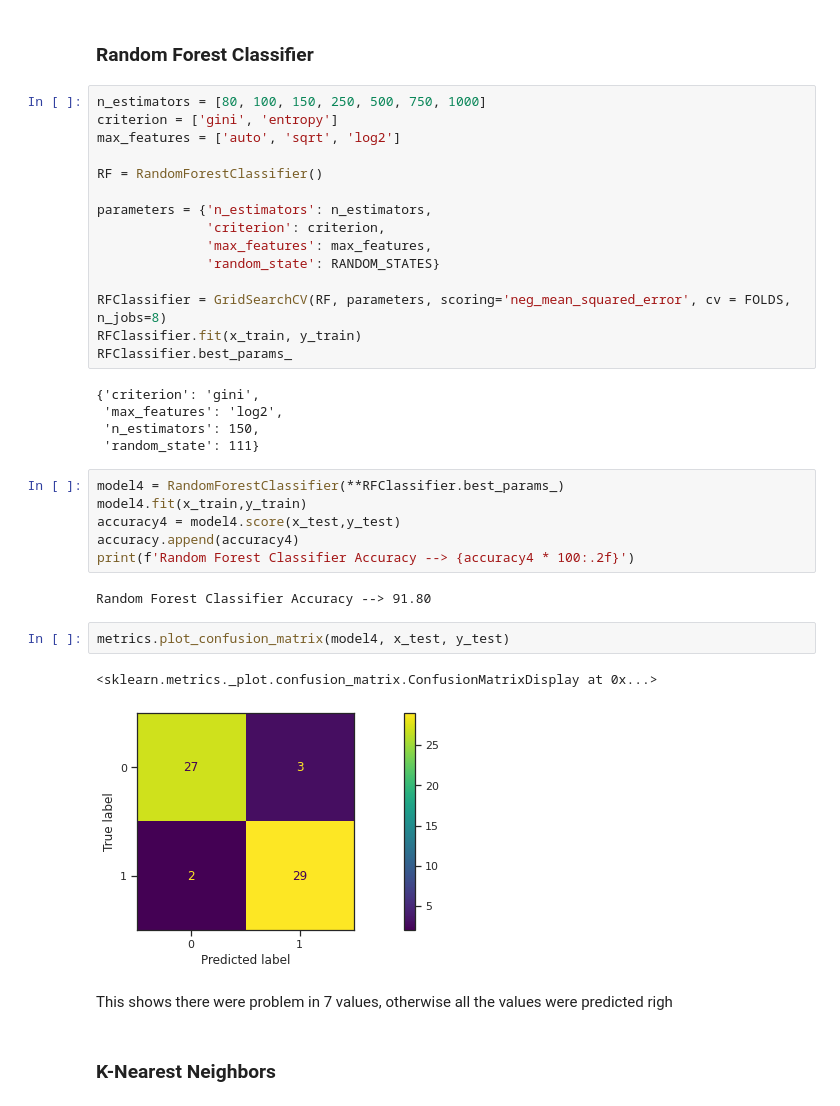
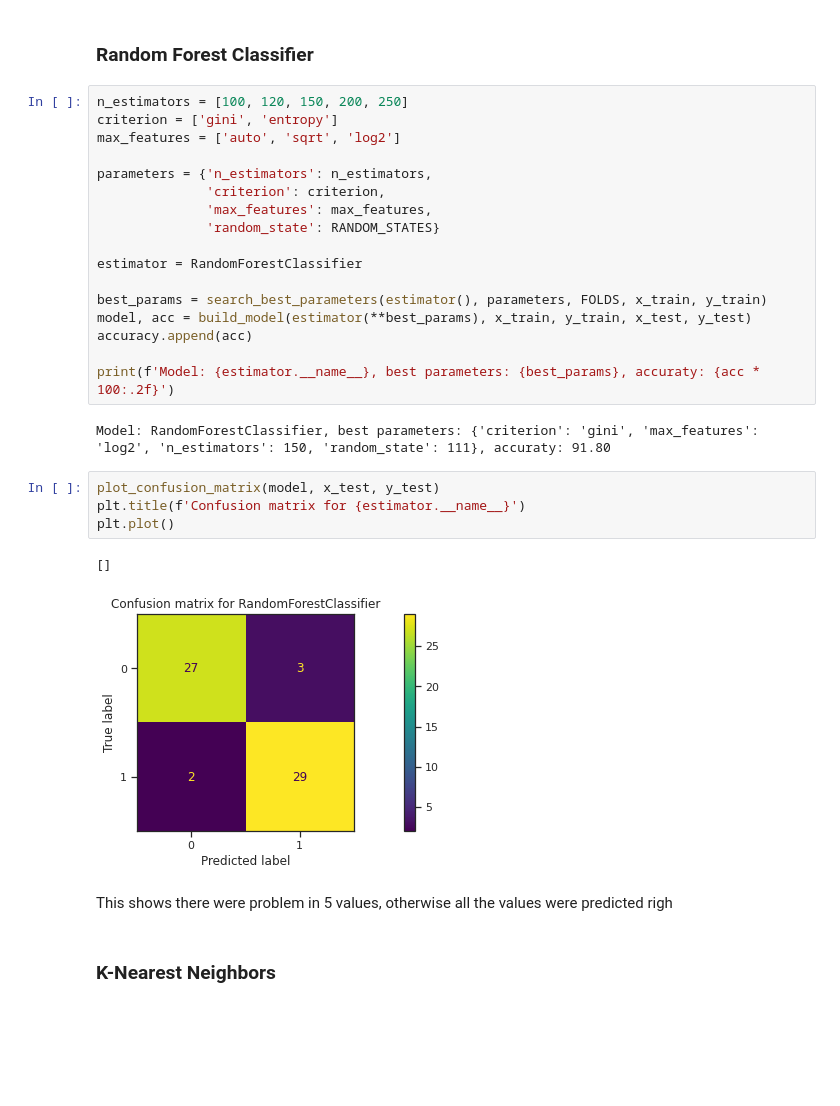
Before and after one commit to made-ml-in-prod-2021/andyst75, a Jupyter notebook: ml_project/notebooks/EDA.ipynb, the cells around one changed output. Saved outputs shown, nothing was run; the diff lists cells and outputs as text; blank space fills up the shorter version.

```diff
--- a/ml_project/notebooks/EDA.ipynb
+++ b/ml_project/notebooks/EDA.ipynb
@@ -634,39 +629,32 @@ This shows there were problem in 7 values, otherwise all the values were predict
 # %% [markdown]
 ### Random Forest Classifier
 # %%
-n_estimators = [80, 100, 150, 250, 500, 750, 1000]
+n_estimators = [100, 120, 150, 200, 250]
 criterion = ['gini', 'entropy']
 max_features = ['auto', 'sqrt', 'log2']
-
-RF = RandomForestClassifier()
 
 parameters = {'n_estimators': n_estimators,
               'criterion': criterion,
               'max_features': max_features,
               'random_state': RANDOM_STATES}
 
-RFClassifier = GridSearchCV(RF, parameters, scoring='neg_mean_squared_error', cv = FOLDS, n_jobs=8)
-RFClassifier.fit(x_train, y_train)
-RFClassifier.best_params_
+estimator = RandomForestClassifier
+
+best_params = search_best_parameters(estimator(), parameters, FOLDS, x_train, y_train)
+model, acc = build_model(estimator(**best_params), x_train, y_train, x_test, y_test)
+accuracy.append(acc)
+
+print(f'Model: {estimator.__name__}, best parameters: {best_params}, accuraty: {acc * 100:.2f}')
 # %% [output]
-{'criterion': 'gini',
- 'max_features': 'log2',
- 'n_estimators': 150,
- 'random_state': 111}
+Model: RandomForestClassifier, best parameters: {'criterion': 'gini', 'max_features': 'log2', 'n_estimators': 150, 'random_state': 111}, accuraty: 91.80
-# %%
-model4 = RandomForestClassifier(**RFClassifier.best_params_)
-model4.fit(x_train,y_train)
-accuracy4 = model4.score(x_test,y_test)
-accuracy.append(accuracy4)
-print(f'Random Forest Classifier Accuracy --> {accuracy4 * 100:.2f}')
-# %% [output]
-Random Forest Classifier Accuracy --> 91.80
-# %%
-metrics.plot_confusion_matrix(model4, x_test, y_test)
-# %% [output]
-<sklearn.metrics._plot.confusion_matrix.ConfusionMatrixDisplay at 0x...>
-[figure, removed]
+# %%
+plot_confusion_matrix(model, x_test, y_test)
+plt.title(f'Confusion matrix for {estimator.__name__}')
+plt.plot()
+# %% [output]
+[]
+[figure, added]
 # %% [markdown]
-This shows there were problem in 7 values, otherwise all the values were predicted righ
+This shows there were problem in 5 values, otherwise all the values were predicted righ
 # %% [markdown]
 ### K-Nearest Neighbors
```
Also changed, not shown: parts of 25 cells of this notebook, 1 other file.
